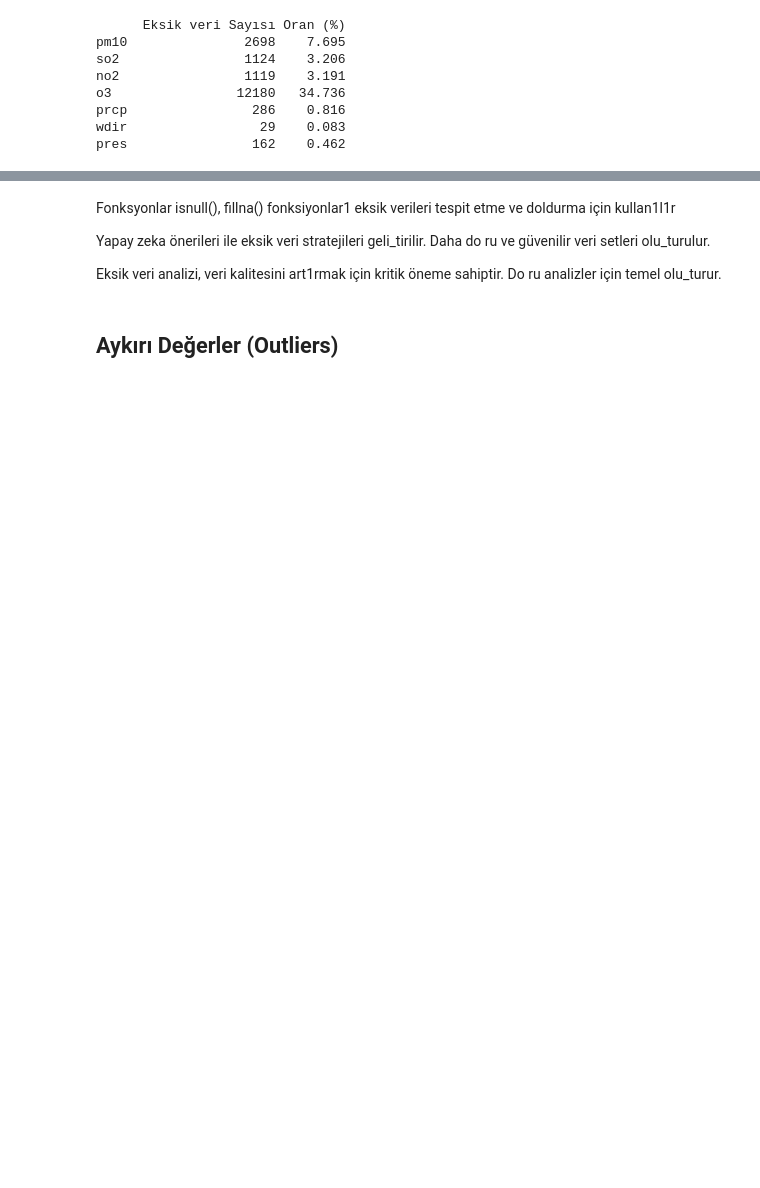
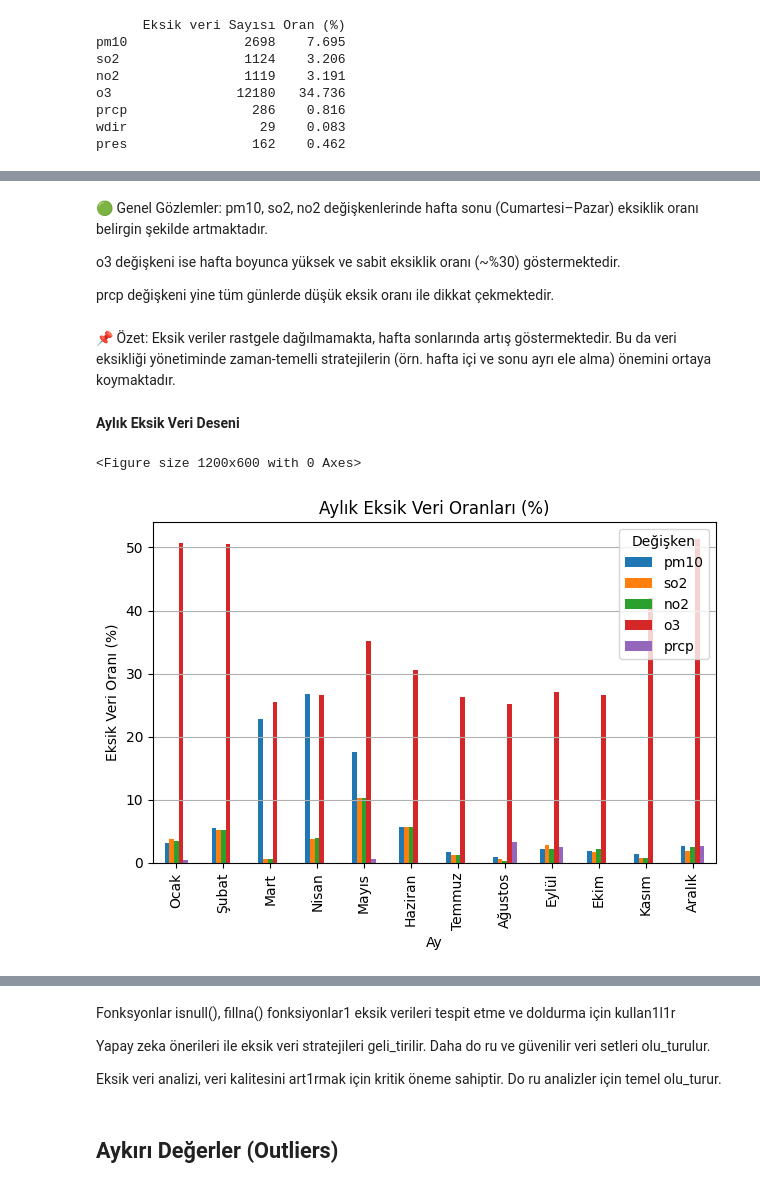
Before and after one commit to FatihKarabas/AI-WORKS, a Jupyter notebook: Bandırma_AirQualityIndex_AQI.ipynb, the cells around one changed output, grey strips where cells are left out. Cells and saved outputs as stored; diff of their text form; code cells hidden in the pictures; blank space fills up the shorter version.

```diff
--- a/Bandırma_AirQualityIndex_AQI.ipynb
+++ b/Bandırma_AirQualityIndex_AQI.ipynb
@@ -229,0 +398,34 @@ pres                162    0.462
+# %% [markdown]
+🟢 Genel Gözlemler:
+pm10, so2, no2 değişkenlerinde hafta sonu (Cumartesi–Pazar) eksiklik oranı belirgin şekilde artmaktadır.
+
+o3 değişkeni ise hafta boyunca yüksek ve sabit eksiklik oranı (~%30) göstermektedir.
+
+prcp değişkeni yine tüm günlerde düşük eksik oranı ile dikkat çekmektedir.
+# %% [markdown]
+📌 Özet:
+Eksik veriler rastgele dağılmamakta, hafta sonlarında artış göstermektedir. Bu da veri eksikliği yönetiminde zaman-temelli stratejilerin (örn. hafta içi ve sonu ayrı ele alma) önemini ortaya koymaktadır.
+# %% [markdown]
+**Aylık Eksik Veri Deseni**
+# %%
+# Aylık eksik veri oranlarını yeniden hesaplayalım
+aylik_eksik = df.groupby("month")[['pm10', 'so2', 'no2', 'o3', 'prcp']].apply(lambda x: x.isnull().mean() * 100)
+
+# Ay isimleri listesi
+ay_isimleri = ['Ocak', 'Şubat', 'Mart', 'Nisan', 'Mayıs', 'Haziran',
+               'Temmuz', 'Ağustos', 'Eylül', 'Ekim', 'Kasım', 'Aralık']
+aylik_eksik.index = ay_isimleri
+
+# Bar plot çizimi
+plt.figure(figsize=(12, 6))
+aylik_eksik.plot(kind='bar')
+plt.title("Aylık Eksik Veri Oranları (%)")
+plt.xlabel("Ay")
+plt.ylabel("Eksik Veri Oranı (%)")
+plt.grid(axis='y')
+plt.legend(title="Değişken", loc='upper right')
+plt.tight_layout()
+plt.show()
+# %% [output]
+<Figure size 1200x600 with 0 Axes>
+[figure, added]
```
Also changed, not shown: parts of 36 cells of this notebook.
